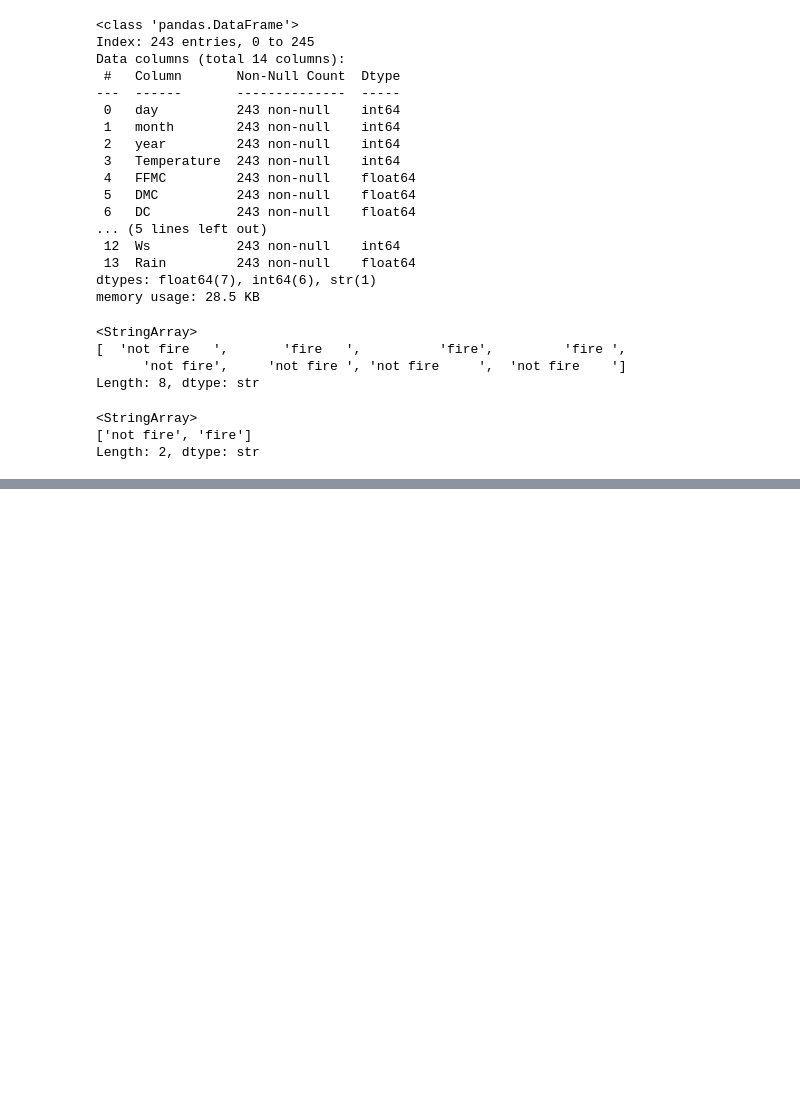
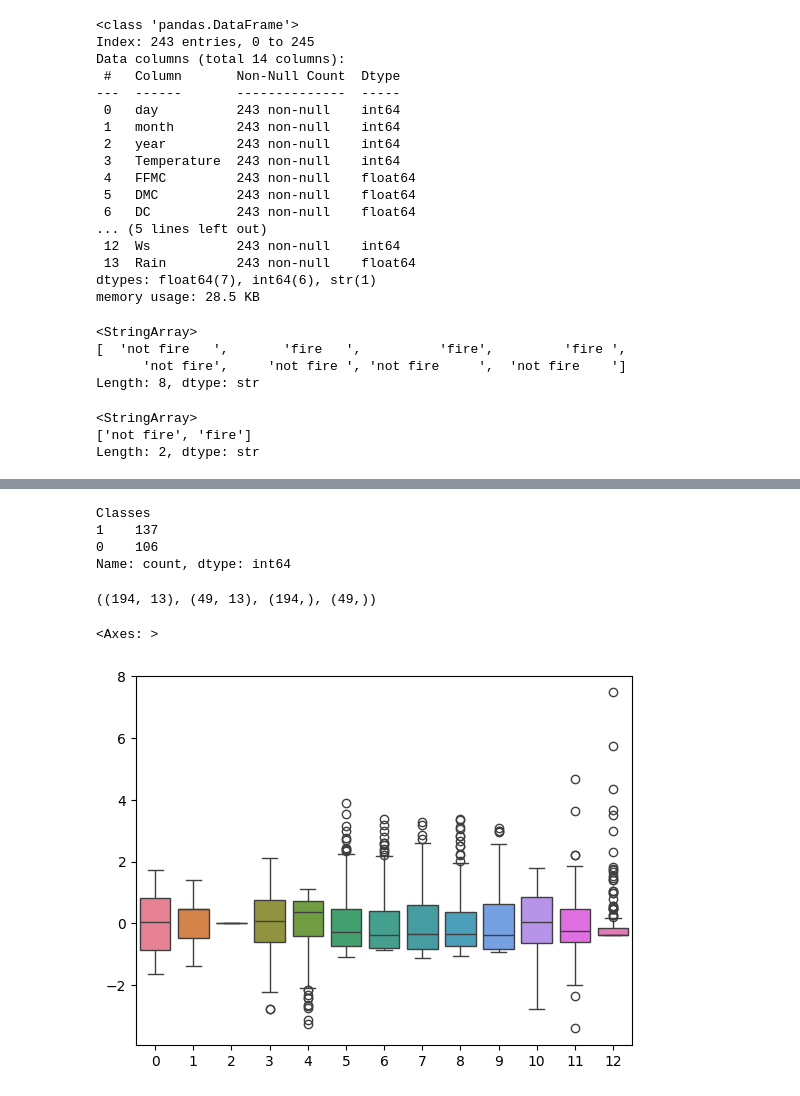
Before and after one commit to SoumalyaBhaduri/Forest_fire, a Jupyter notebook: forest_fire.ipynb, the cells around one changed output, grey strips where cells are left out. Cells and saved outputs as stored; diff of their text form; code cells hidden in the pictures; blank space fills up the shorter version.

```diff
--- a/forest_fire.ipynb
+++ b/forest_fire.ipynb
@@ -438,0 +577,6 @@ df_clean.to_csv('forst_clean.csv')
+# %%
+#Split Data
+
+X = df_clean
+y = df_clean['Classes']
+X.drop(['Classes'], axis=1, inplace=True)
@@ -438,0 +592,25 @@ df_clean.to_csv('forst_clean.csv')
+# %%
+y.value_counts()
+# %% [output]
+Classes
+1    137
+0    106
+Name: count, dtype: int64
+# %%
+from sklearn.model_selection import train_test_split
+X_train, X_test, y_train, y_test = train_test_split(X,y,test_size=0.2)
+# %%
+X_train.shape, X_test.shape , y_train.shape , y_test.shape
+# %% [output]
+((194, 13), (49, 13), (194,), (49,))
+# %%
+#Scaling
+
+from sklearn.preprocessing import StandardScaler
+scaler = StandardScaler()
+X_train_scaled = scaler.fit_transform(X_train)
+# %%
+sns.boxplot(X_train_scaled)
+# %% [output]
+<Axes: >
+[figure, added]
```
Also changed, not shown: parts of 19 cells of this notebook.
